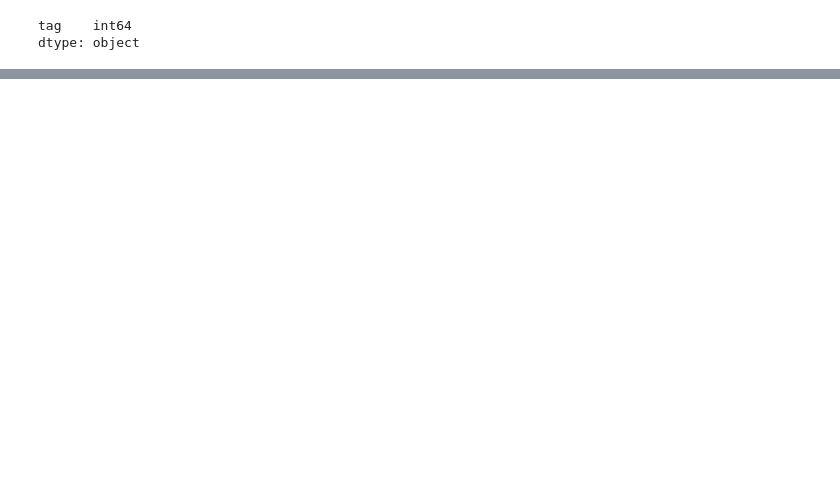
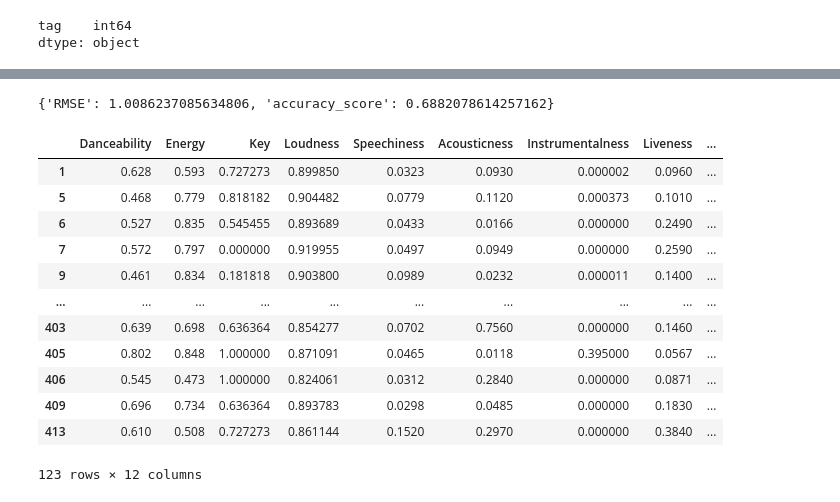
Before and after one commit to CS196Illinois/Group6-SP2023, a Jupyter notebook: Project/spotifycode/analysis.ipynb, the cells around one changed output, grey strips where cells are left out. Saved outputs shown, nothing was run; the diff lists cells and outputs as text; code cells hidden in the pictures; blank space fills up the shorter version.

```diff
--- a/Project/spotifycode/analysis.ipynb
+++ b/Project/spotifycode/analysis.ipynb
@@ -192,3 +170,24 @@ df_output
+# %%
+output
+# %% [output]
+{'RMSE': 1.0086237085634806, 'accuracy_score': 0.6882078614257162}
+# %%
+df_difference = df_total_after[df_total_after.tag != df_total_after.prediciton]
+df_difference[df_difference["tag"] == 2]
+# %% [output]
+|  | Danceability | Energy | Key | Loudness | Speechiness | Acousticness | Instrumentalness | Liveness | ... |
+| 1 | 0.628 | 0.593 | 0.727273 | 0.899850 | 0.0323 | 0.0930 | 0.000002 | 0.0960 | ... |
+| 5 | 0.468 | 0.779 | 0.818182 | 0.904482 | 0.0779 | 0.1120 | 0.000373 | 0.1010 | ... |
+| 6 | 0.527 | 0.835 | 0.545455 | 0.893689 | 0.0433 | 0.0166 | 0.000000 | 0.2490 | ... |
+| 7 | 0.572 | 0.797 | 0.000000 | 0.919955 | 0.0497 | 0.0949 | 0.000000 | 0.2590 | ... |
+| 9 | 0.461 | 0.834 | 0.181818 | 0.903800 | 0.0989 | 0.0232 | 0.000011 | 0.1400 | ... |
+| ... | ... | ... | ... | ... | ... | ... | ... | ... | ... |
+| 403 | 0.639 | 0.698 | 0.636364 | 0.854277 | 0.0702 | 0.7560 | 0.000000 | 0.1460 | ... |
+| 405 | 0.802 | 0.848 | 1.000000 | 0.871091 | 0.0465 | 0.0118 | 0.395000 | 0.0567 | ... |
+| 406 | 0.545 | 0.473 | 1.000000 | 0.824061 | 0.0312 | 0.2840 | 0.000000 | 0.0871 | ... |
+| 409 | 0.696 | 0.734 | 0.636364 | 0.893783 | 0.0298 | 0.0485 | 0.000000 | 0.1830 | ... |
+| 413 | 0.610 | 0.508 | 0.727273 | 0.861144 | 0.1520 | 0.2970 | 0.000000 | 0.3840 | ... |
+123 rows × 12 columns
 # %%
 mean = df_output["accuracy_score"].mean()
 std = df_output["accuracy_score"].std()
```
Also changed, not shown: parts of 11 cells of this notebook, 1 other file.
